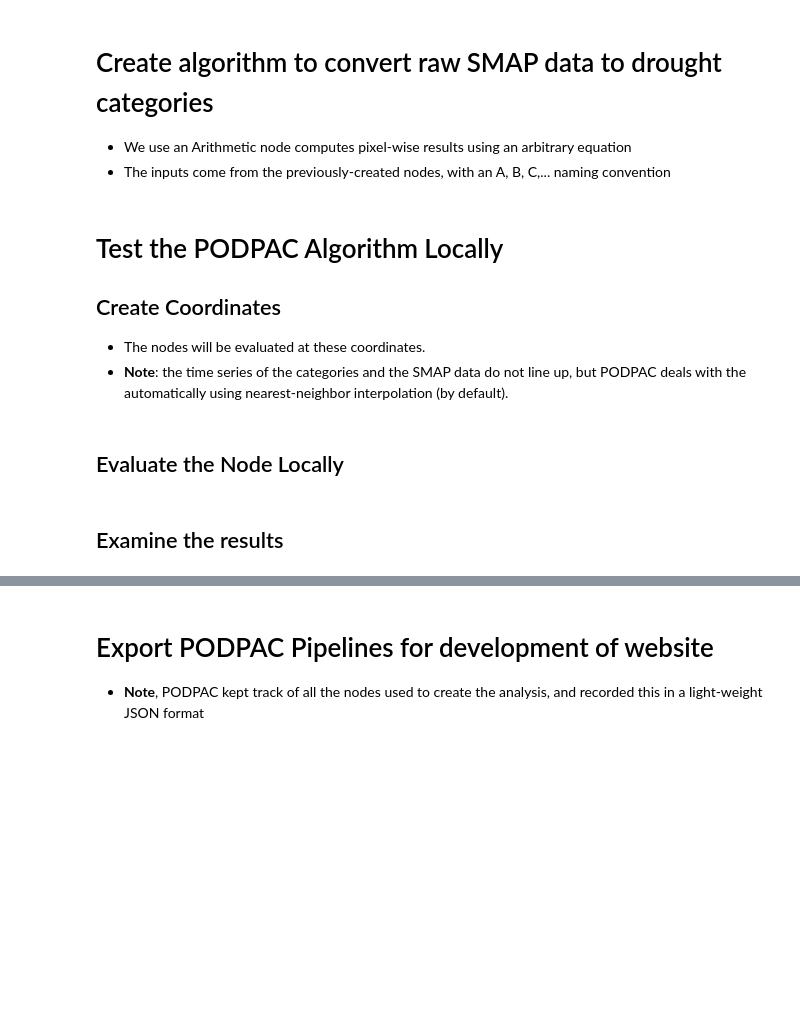
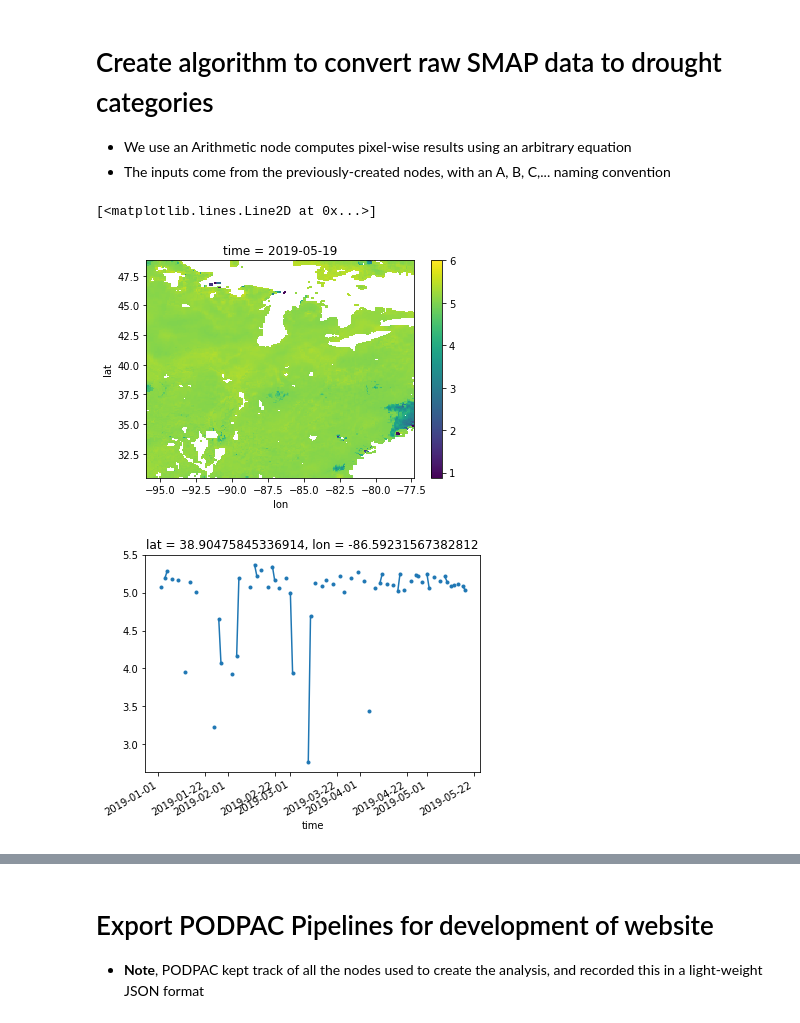
Before and after one commit to creare-com/podpac-drought-monitor, a Jupyter notebook: notebooks/new/Drought-Monitor-Pipeline.ipynb, the cells around one changed output, grey strips where cells are left out. Saved outputs shown, nothing was run; the diff lists cells and outputs as text; code cells hidden in the pictures; blank space fills up the shorter version.

```diff
--- a/notebooks/new/Drought-Monitor-Pipeline.ipynb
+++ b/notebooks/new/Drought-Monitor-Pipeline.ipynb
@@ -112,5 +115,0 @@ alg = Arithmetic(A=d0, B=d1, C=d2, D=d3, E=d4, F=smap, params={'dn': 0.5, 'd5':
-# %% [markdown]
-# Test the PODPAC Algorithm Locally
-## Create Coordinates
-* The nodes will be evaluated at these coordinates.
-* **Note**: the time series of the categories and the SMAP data do not line up, but PODPAC deals with the automatically using nearest-neighbor interpolation (by default).
@@ -121,2 +115,0 @@ coords = podpac.Coordinates([43, -72,
-# %% [markdown]
-## Evaluate the Node Locally
@@ -127,2 +116,15 @@ o = alg.eval(coords)
-# %% [markdown]
-## Examine the results
+# %%
+# Create the drought Categorization algorithm
+cats_space = DroughtCategory(soil_moisture=smap, d0=d0, d1=d1, d2=d2, d3=d3, d4=d4)
+cats_time = DroughtCategory(soil_moisture=smap_e_am, d0=d0, d1=d1, d2=d2, d3=d3, d4=d4)
+# %%
+cats_o = cats_space.eval(coords_space2)
+catt_o = cats_time.eval(coords_time2)
+# %%
+cats_o.plot()
+figure()
+catt_o.plot(marker='.')
+# %% [output]
+[<matplotlib.lines.Line2D at 0x...>]
+[figure, added]
+[figure, added]
```
Also changed, not shown: parts of 27 cells of this notebook, 20 other files.
